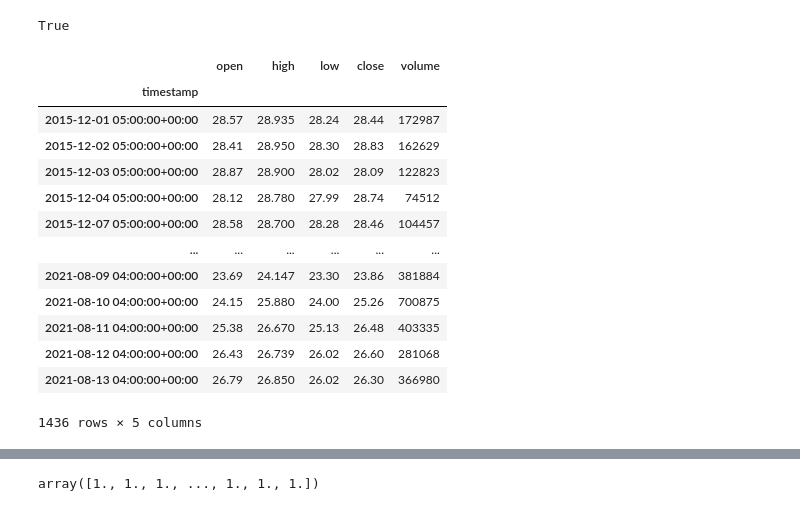
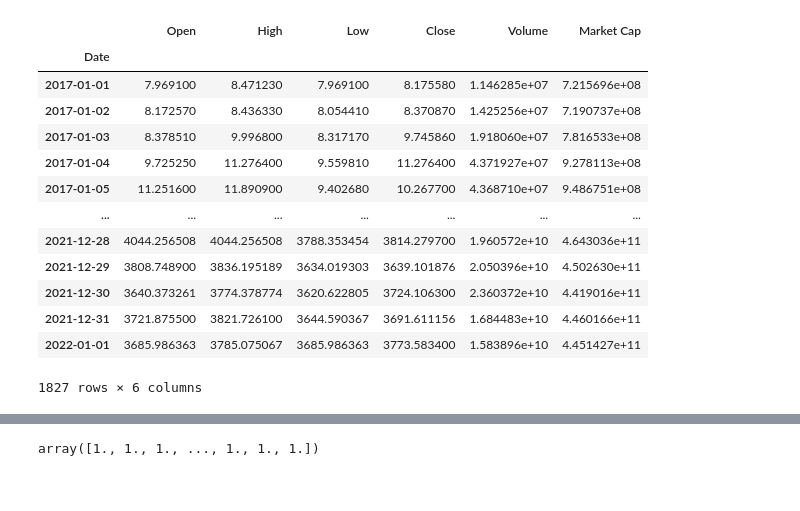
Before and after one commit to Yemi99/project-machine, a Jupyter notebook: Eth_Prices_2.ipynb, the cells around one changed output, grey strips where cells are left out. Saved outputs shown, nothing was run; the diff lists cells and outputs as text; code cells hidden in the pictures.

```diff
--- a/Eth_Prices_2.ipynb
+++ b/Eth_Prices_2.ipynb
@@ -16,9 +16,3 @@ import alpaca_trade_api.rest as tradeapi
 import datetime as dt
 import holoviews as hv
 from prophet import Prophet
-# %%
-# Load .env enviroment variables
-from dotenv import load_dotenv
-load_dotenv()
-# %% [output]
-True
@@ -35,41 +19,25 @@ api = tradeapi.REST(
 # %%
-# Set timeframe to "1Day"
-timeframe = "1Day"
+# Read csv file as DataFrame, with the first column as row index
+eth_df = pd.read_csv("eth_2017.csv",
+                index_col="Date",
+                infer_datetime_format=True,
+                parse_dates=True
+                )
 
-# Set start and end datetimes between now and 4 years ago.
-start_date = pd.Timestamp("2012-05-01", tz="America/New_York").isoformat()
-end_date = pd.Timestamp("2023-01-01", tz="America/New_York").isoformat()
-
-# Set the ticker information
-tickers = ["ETH"]
-
-
-
-df_ticker = api.get_bars(
-    tickers,
-    timeframe,
-    start=start_date,
-    end=end_date
-).df
-
-ticker_df = df_ticker.drop(['trade_count', 'vwap', 'symbol'], axis=1)
-
-ticker_df2 = df_ticker.drop(['trade_count', 'vwap', 'symbol', 'volume', 'low', 'high', 'open'], axis=1)
-
-# Display sample data
-ticker_df
+eth_df = eth_df.sort_values(by='Date')
+eth_df
 # %% [output]
-|  | open | high | low | close | volume |
-| timestamp |  |  |  |  |  |
-| 2015-12-01 05:00:00+00:00 | 28.57 | 28.935 | 28.24 | 28.44 | 172987 |
-| 2015-12-02 05:00:00+00:00 | 28.41 | 28.950 | 28.30 | 28.83 | 162629 |
-| 2015-12-03 05:00:00+00:00 | 28.87 | 28.900 | 28.02 | 28.09 | 122823 |
-| 2015-12-04 05:00:00+00:00 | 28.12 | 28.780 | 27.99 | 28.74 | 74512 |
-| 2015-12-07 05:00:00+00:00 | 28.58 | 28.700 | 28.28 | 28.46 | 104457 |
-| ... | ... | ... | ... | ... | ... |
-| 2021-08-09 04:00:00+00:00 | 23.69 | 24.147 | 23.30 | 23.86 | 381884 |
-| 2021-08-10 04:00:00+00:00 | 24.15 | 25.880 | 24.00 | 25.26 | 700875 |
-| 2021-08-11 04:00:00+00:00 | 25.38 | 26.670 | 25.13 | 26.48 | 403335 |
-| 2021-08-12 04:00:00+00:00 | 26.43 | 26.739 | 26.02 | 26.60 | 281068 |
-| 2021-08-13 04:00:00+00:00 | 26.79 | 26.850 | 26.02 | 26.30 | 366980 |
+|  | Open | High | Low | Close | Volume | Market Cap |
+| Date |  |  |  |  |  |  |
+| 2017-01-01 | 7.969100 | 8.471230 | 7.969100 | 8.175580 | 1.146285e+07 | 7.215696e+08 |
+| 2017-01-02 | 8.172570 | 8.436330 | 8.054410 | 8.370870 | 1.425256e+07 | 7.190737e+08 |
+| 2017-01-03 | 8.378510 | 9.996800 | 8.317170 | 9.745860 | 1.918060e+07 | 7.816533e+08 |
+| 2017-01-04 | 9.725250 | 11.276400 | 9.559810 | 11.276400 | 4.371927e+07 | 9.278113e+08 |
+| 2017-01-05 | 11.251600 | 11.890900 | 9.402680 | 10.267700 | 4.368710e+07 | 9.486751e+08 |
+| ... | ... | ... | ... | ... | ... | ... |
+| 2021-12-28 | 4044.256508 | 4044.256508 | 3788.353454 | 3814.279700 | 1.960572e+10 | 4.643036e+11 |
+| 2021-12-29 | 3808.748900 | 3836.195189 | 3634.019303 | 3639.101876 | 2.050396e+10 | 4.502630e+11 |
+| 2021-12-30 | 3640.373261 | 3774.378774 | 3620.622805 | 3724.106300 | 2.360372e+10 | 4.419016e+11 |
+| 2021-12-31 | 3721.875500 | 3821.726100 | 3644.590367 | 3691.611156 | 1.684483e+10 | 4.460166e+11 |
+| 2022-01-01 | 3685.986363 | 3785.075067 | 3685.986363 | 3773.583400 | 1.583896e+10 | 4.451427e+11 |
-1436 rows × 5 columns
+1827 rows × 6 columns
```
Also changed, not shown: parts of 22 cells of this notebook, 4 other files.
